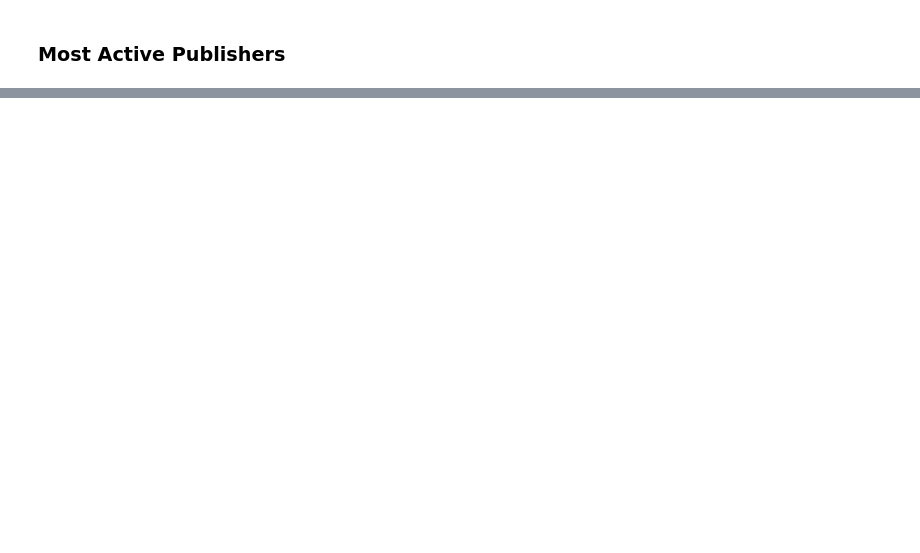
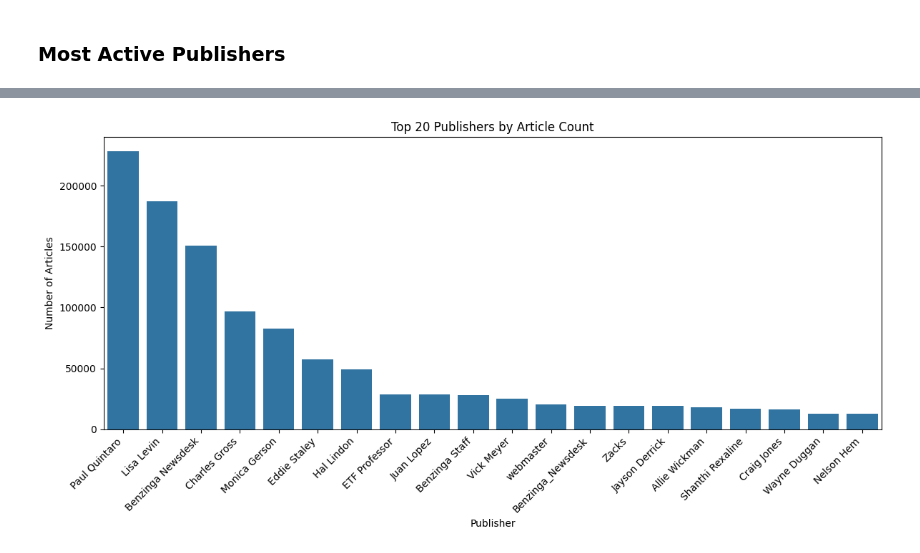
Before and after one commit to Ty-Miki/financial-news-sentiment, a Jupyter notebook: notebooks/EDA.ipynb, the cells around one changed output, grey strips where cells are left out. Cells and saved outputs as stored; diff of their text form; code cells hidden in the pictures; blank space fills up the shorter version.

Commit message:
Plotted a ranked bar chart for the top 20 most active publishers using plot generator utility class and added a test for the new method

```diff
--- a/notebooks/EDA.ipynb
+++ b/notebooks/EDA.ipynb
@@ -202,3 +202,16 @@ article_by_publisher_count.head()
 | 2 | Benzinga Newsdesk | 150484 |
 | 3 | Charles Gross | 96732 |
 | 4 | Monica Gerson | 82380 |
+# %%
+# use plot generator to visualize the most active publishers using a ranked bar chart
+plotter.plot_ranked_bar_chart(
+    df=article_by_publisher_count,
+    x_col="publisher",
+    y_col="article_count",
+    title="Top 20 Publishers by Article Count",
+    xlabel="Publisher",
+    ylabel="Number of Articles",
+    top_n=20
+)
+# %% [output]
+[figure, added]
```
Also changed, not shown: parts of 8 cells of this notebook, 2 other files.
